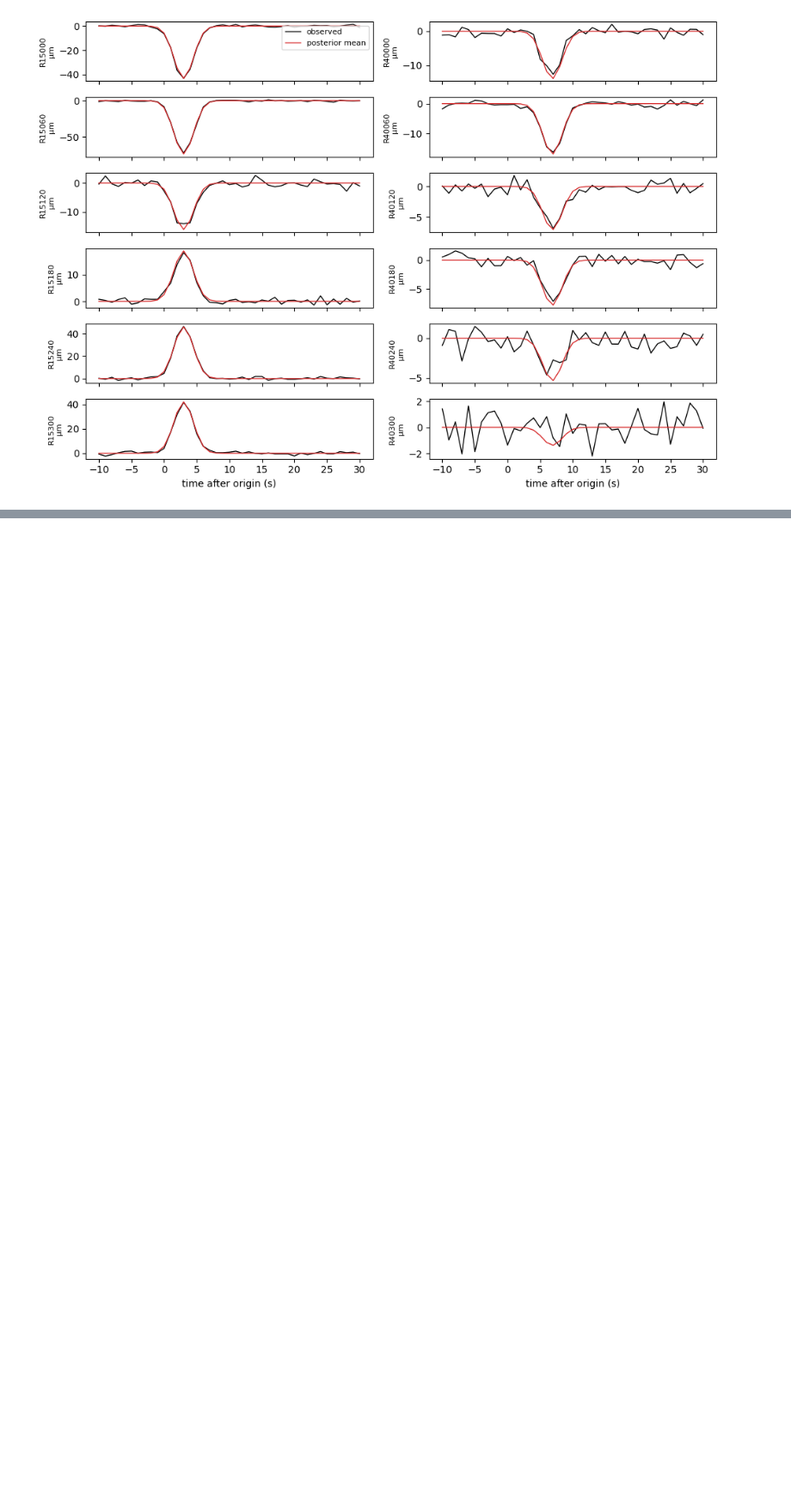
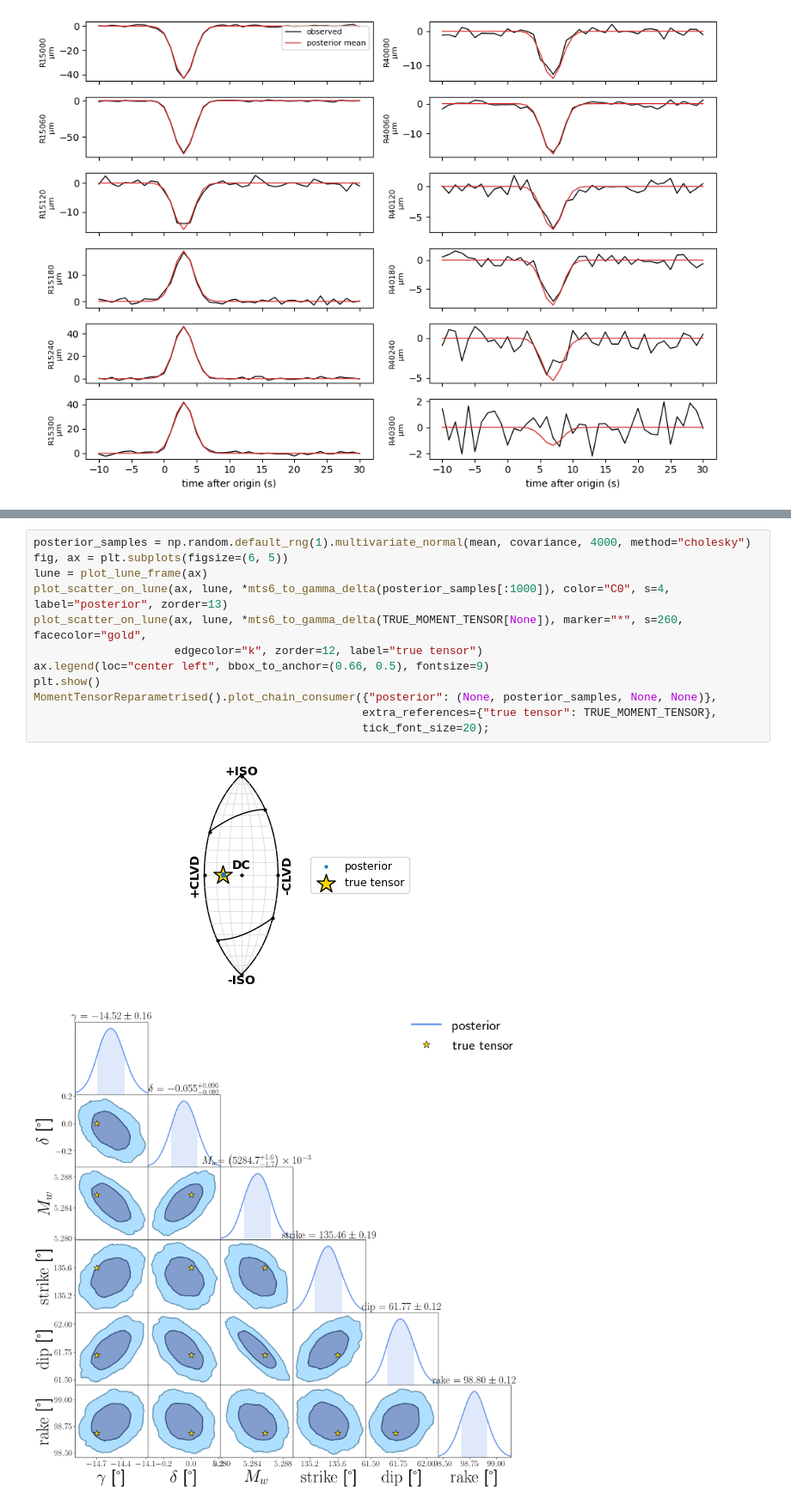
Before and after one commit to asaoulis/seismo-sbi, a Jupyter notebook: examples/custom_forward_model.ipynb, the cells around one changed output, grey strips where cells are left out. Shown at 86% size. Cells and saved outputs as stored; diff of their text form; blank space fills up the shorter version.

```diff
--- a/examples/custom_forward_model.ipynb
+++ b/examples/custom_forward_model.ipynb
@@ -143,0 +153,15 @@ plt.show()
+# %%
+posterior_samples = np.random.default_rng(1).multivariate_normal(mean, covariance, 4000, method="cholesky")
+fig, ax = plt.subplots(figsize=(6, 5))
+lune = plot_lune_frame(ax)
+plot_scatter_on_lune(ax, lune, *mts6_to_gamma_delta(posterior_samples[:1000]), color="C0", s=4, label="posterior", zorder=13)
+plot_scatter_on_lune(ax, lune, *mts6_to_gamma_delta(TRUE_MOMENT_TENSOR[None]), marker="*", s=260, facecolor="gold",
+                     edgecolor="k", zorder=12, label="true tensor")
+ax.legend(loc="center left", bbox_to_anchor=(0.66, 0.5), fontsize=9)
+plt.show()
+MomentTensorReparametrised().plot_chain_consumer({"posterior": (None, posterior_samples, None, None)},
+                                                 extra_references={"true tensor": TRUE_MOMENT_TENSOR},
+                                                 tick_font_size=20);
+# %% [output]
+[figure, added]
+[figure, added]
```
Also changed, not shown: parts of 2 cells of this notebook, 1 other file.
